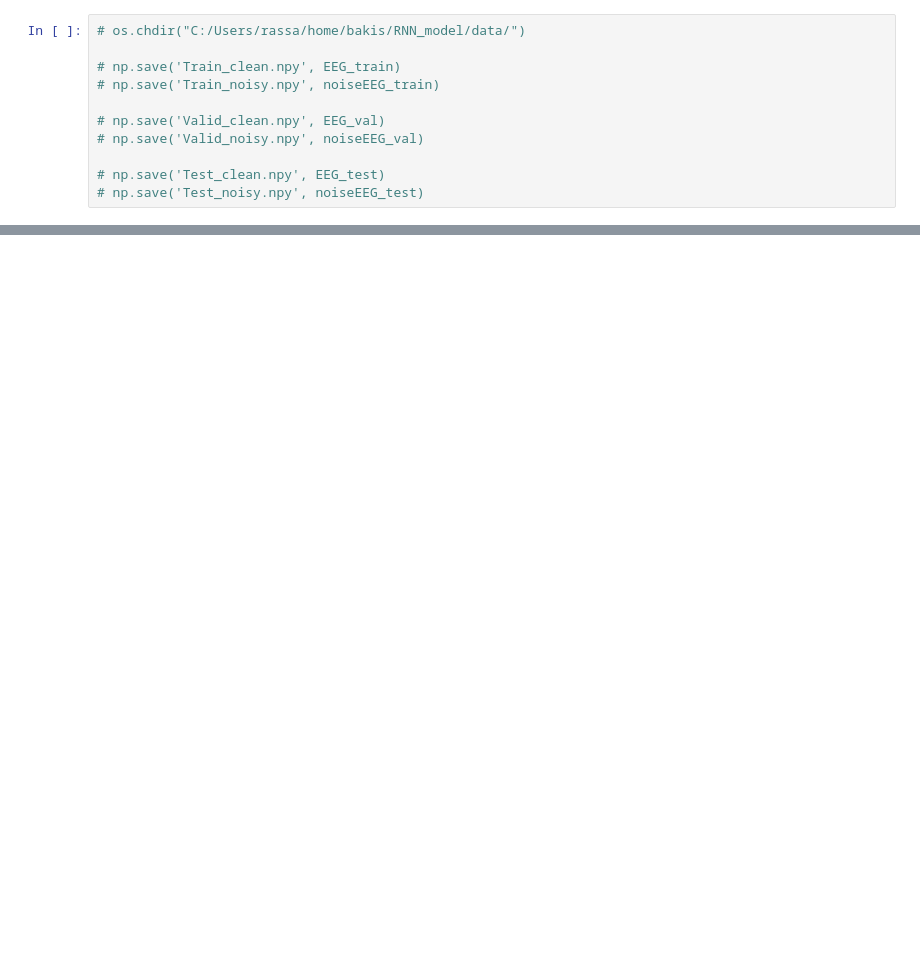
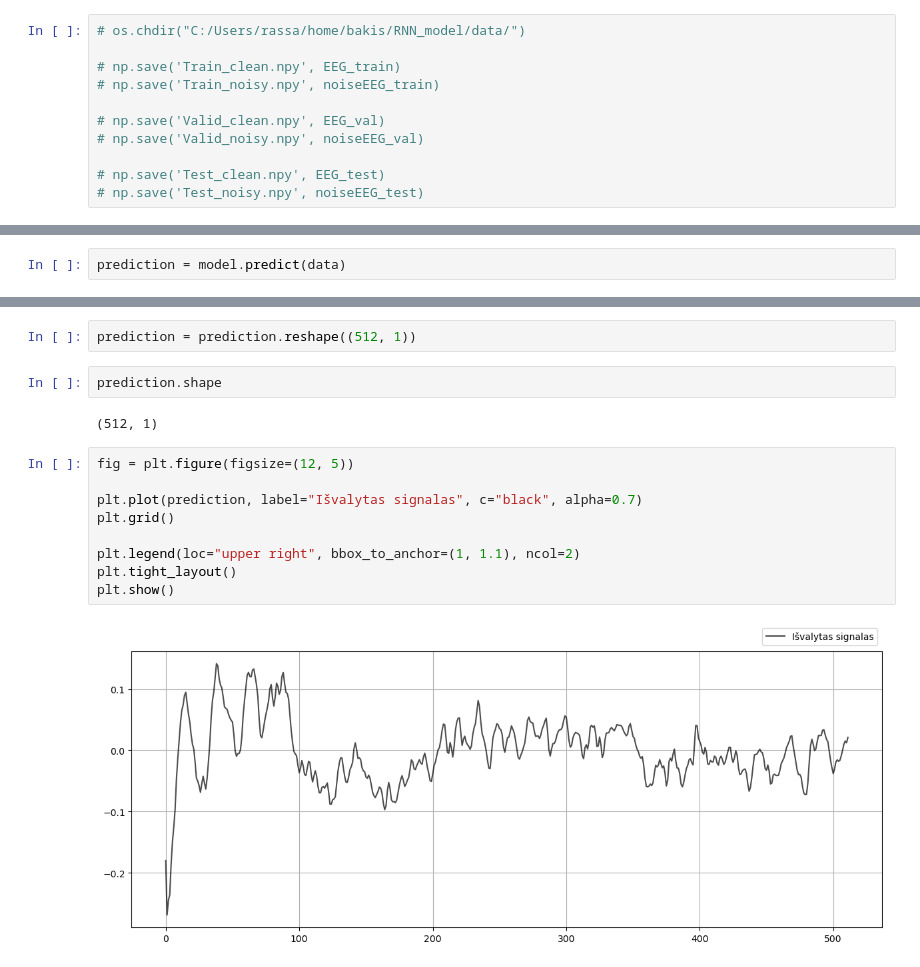
Before and after one commit to randrosaku/bakis, a Jupyter notebook: RNN_model/data_prep/create_dataset.ipynb, the cells around one changed output, grey strips where cells are left out. Cells and saved outputs as stored; diff of their text form; blank space fills up the shorter version.

```diff
--- a/RNN_model/data_prep/create_dataset.ipynb
+++ b/RNN_model/data_prep/create_dataset.ipynb
@@ -67,0 +95,2 @@ plot_example_dataset(EEG_test, noise_test, data_type="test")
+# %%
+prediction = model.predict(data)
@@ -67,0 +99,17 @@ plot_example_dataset(EEG_test, noise_test, data_type="test")
+# %%
+prediction = prediction.reshape((512, 1))
+# %%
+prediction.shape
+# %% [output]
+(512, 1)
+# %%
+fig = plt.figure(figsize=(12, 5))
+
+plt.plot(prediction, label="Išvalytas signalas", c="black", alpha=0.7)
+plt.grid()
+
+plt.legend(loc="upper right", bbox_to_anchor=(1, 1.1), ncol=2)
+plt.tight_layout()
+plt.show()
+# %% [output]
+[figure, added]
```
Also changed, not shown: parts of 8 cells of this notebook.
